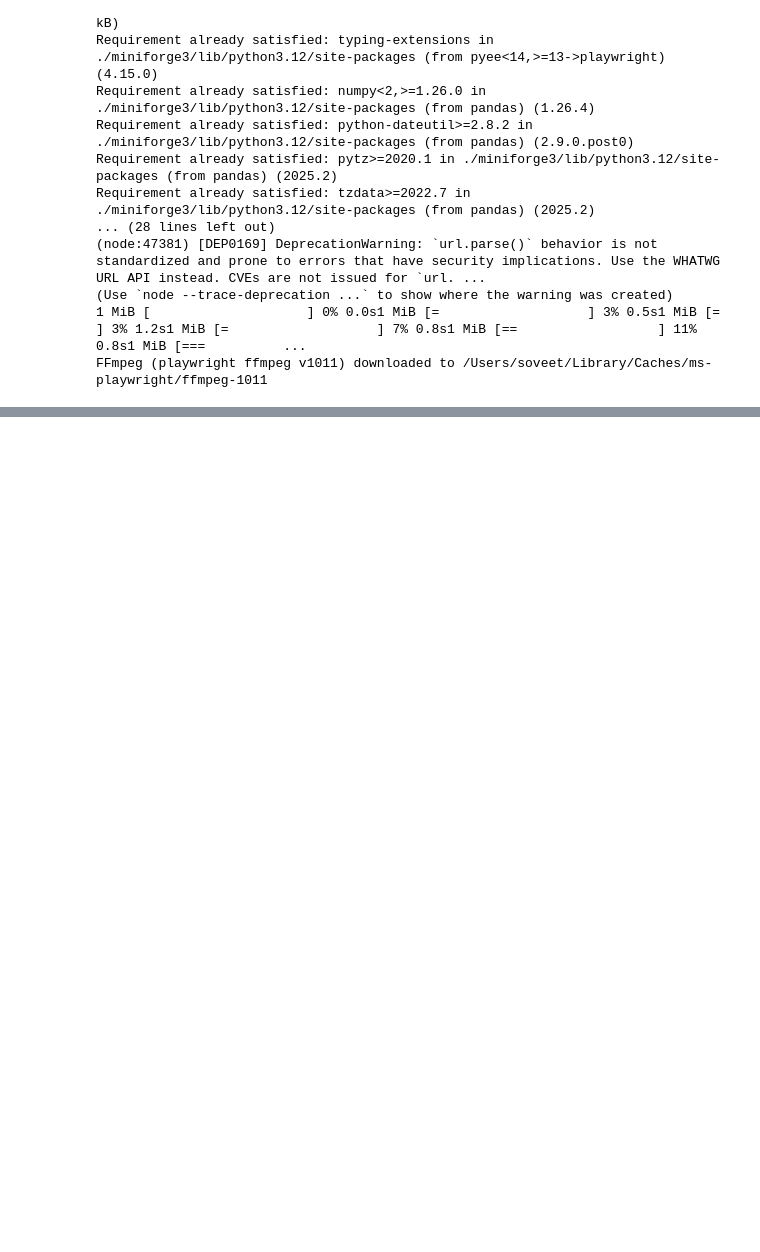
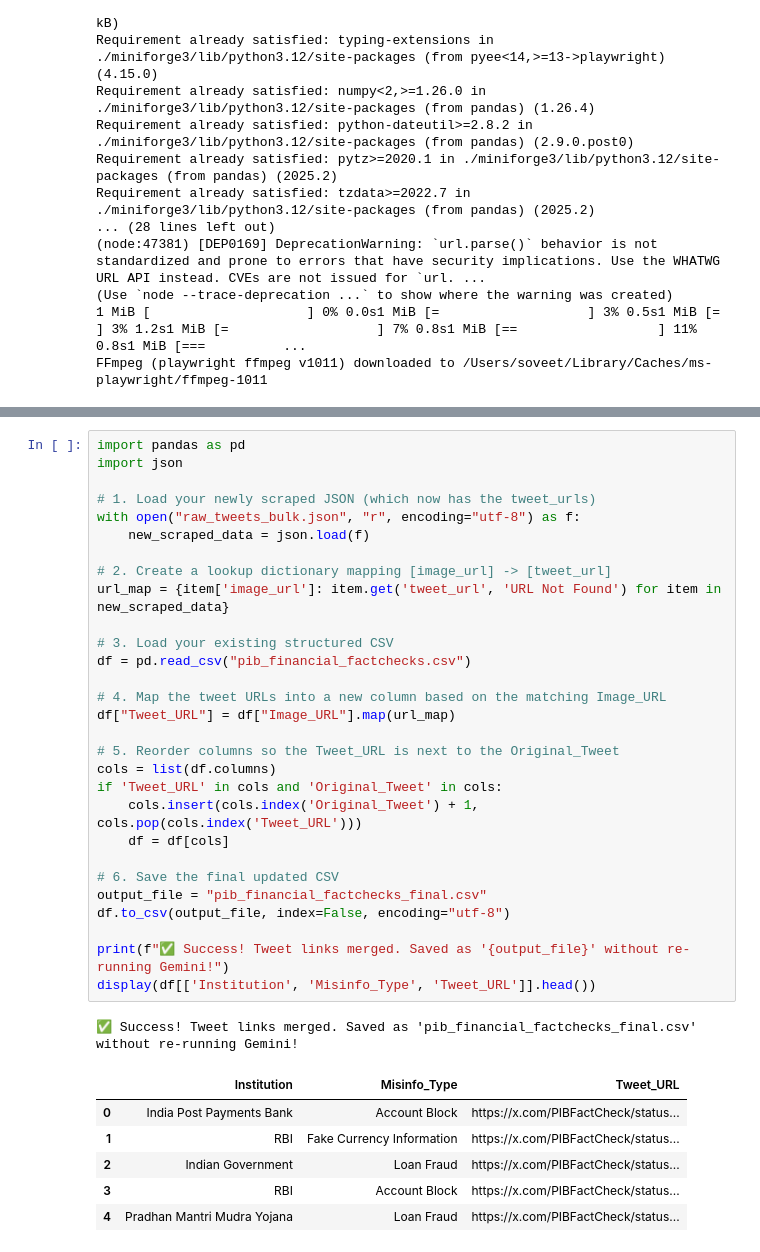
Before and after one commit to TAPMI-Max-Planck-Partner-Group/Tweet-Extraction, a Jupyter notebook: tweetextract.ipynb, the cells around one changed output, grey strips where cells are left out. Drawn from its saved outputs; the diff is of its cells as text; blank space fills up the shorter version.

```diff
--- a/tweetextract.ipynb
+++ b/tweetextract.ipynb
@@ -285,0 +553,37 @@ Preview of extracted data:
+# %%
+import pandas as pd
+import json
+
+# 1. Load your newly scraped JSON (which now has the tweet_urls)
+with open("raw_tweets_bulk.json", "r", encoding="utf-8") as f:
+    new_scraped_data = json.load(f)
+
+# 2. Create a lookup dictionary mapping [image_url] -> [tweet_url]
+url_map = {item['image_url']: item.get('tweet_url', 'URL Not Found') for item in new_scraped_data}
+
+# 3. Load your existing structured CSV
+df = pd.read_csv("pib_financial_factchecks.csv")
+
+# 4. Map the tweet URLs into a new column based on the matching Image_URL
+df["Tweet_URL"] = df["Image_URL"].map(url_map)
+
+# 5. Reorder columns so the Tweet_URL is next to the Original_Tweet
+cols = list(df.columns)
+if 'Tweet_URL' in cols and 'Original_Tweet' in cols:
+    cols.insert(cols.index('Original_Tweet') + 1, cols.pop(cols.index('Tweet_URL')))
+    df = df[cols]
+
+# 6. Save the final updated CSV
+output_file = "pib_financial_factchecks_final.csv"
+df.to_csv(output_file, index=False, encoding="utf-8")
+
+print(f"✅ Success! Tweet links merged. Saved as '{output_file}' without re-running Gemini!")
+display(df[['Institution', 'Misinfo_Type', 'Tweet_URL']].head())
+# %% [output]
+✅ Success! Tweet links merged. Saved as 'pib_financial_factchecks_final.csv' without re-running Gemini!
+|  | Institution | Misinfo_Type | Tweet_URL |
+| 0 | India Post Payments Bank | Account Block | https://x.com/PIBFactCheck/status... |
+| 1 | RBI | Fake Currency Information | https://x.com/PIBFactCheck/status... |
+| 2 | Indian Government | Loan Fraud | https://x.com/PIBFactCheck/status... |
+| 3 | RBI | Account Block | https://x.com/PIBFactCheck/status... |
+| 4 | Pradhan Mantri Mudra Yojana | Loan Fraud | https://x.com/PIBFactCheck/status... |
```
Also changed, not shown: parts of 6 cells of this notebook, 2 other files.
